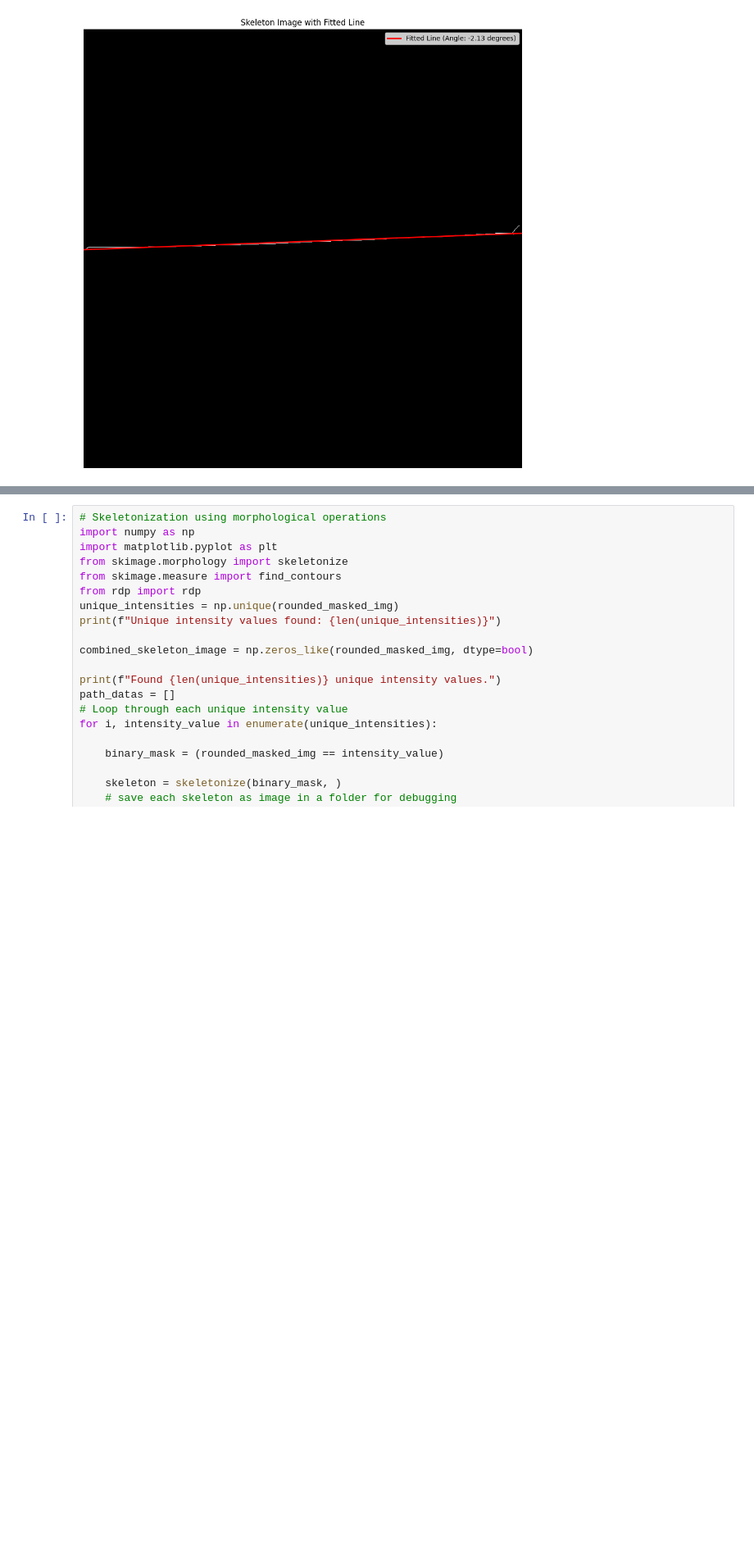
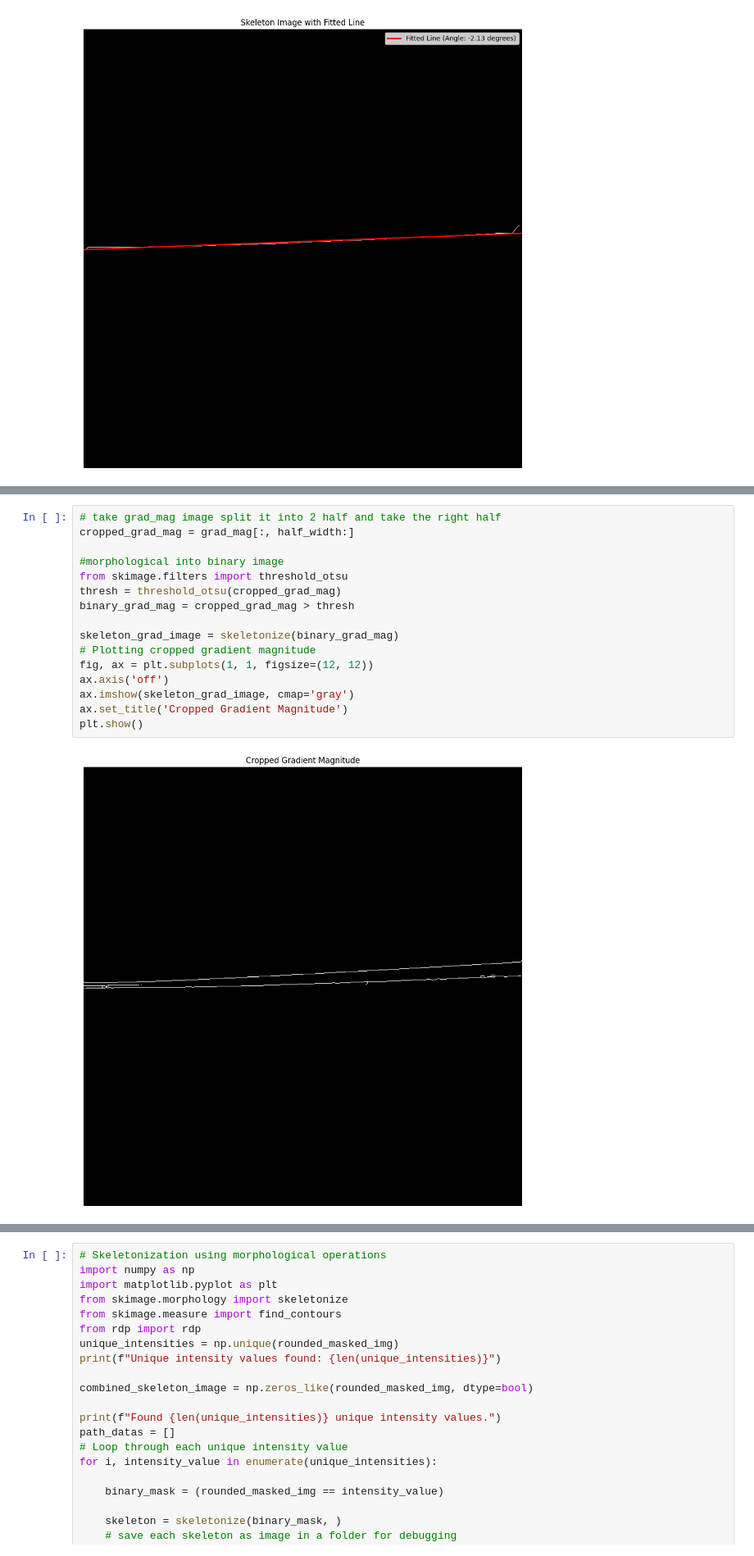
Before and after one commit to krngd2/AirfranceDatasetAnalysis, a Jupyter notebook: UxFeatureExtraction.ipynb, the cells around one changed output, grey strips where cells are left out. Shown at 82% size. Saved outputs shown, nothing was run; the diff lists cells and outputs as text; blank space fills up the shorter version.

```diff
--- a/UxFeatureExtraction.ipynb
+++ b/UxFeatureExtraction.ipynb
@@ -175,0 +145,18 @@ Angle from polyfit: -2.13 degrees
+# %%
+# take grad_mag image split it into 2 half and take the right half
+cropped_grad_mag = grad_mag[:, half_width:]
+
+#morphological into binary image
+from skimage.filters import threshold_otsu
+thresh = threshold_otsu(cropped_grad_mag)
+binary_grad_mag = cropped_grad_mag > thresh
+
+skeleton_grad_image = skeletonize(binary_grad_mag)
+# Plotting cropped gradient magnitude
+fig, ax = plt.subplots(1, 1, figsize=(12, 12))
+ax.axis('off')
+ax.imshow(skeleton_grad_image, cmap='gray')
+ax.set_title('Cropped Gradient Magnitude')
+plt.show()
+# %% [output]
+[figure, added]
```
Also changed, not shown: parts of 5 cells of this notebook.
